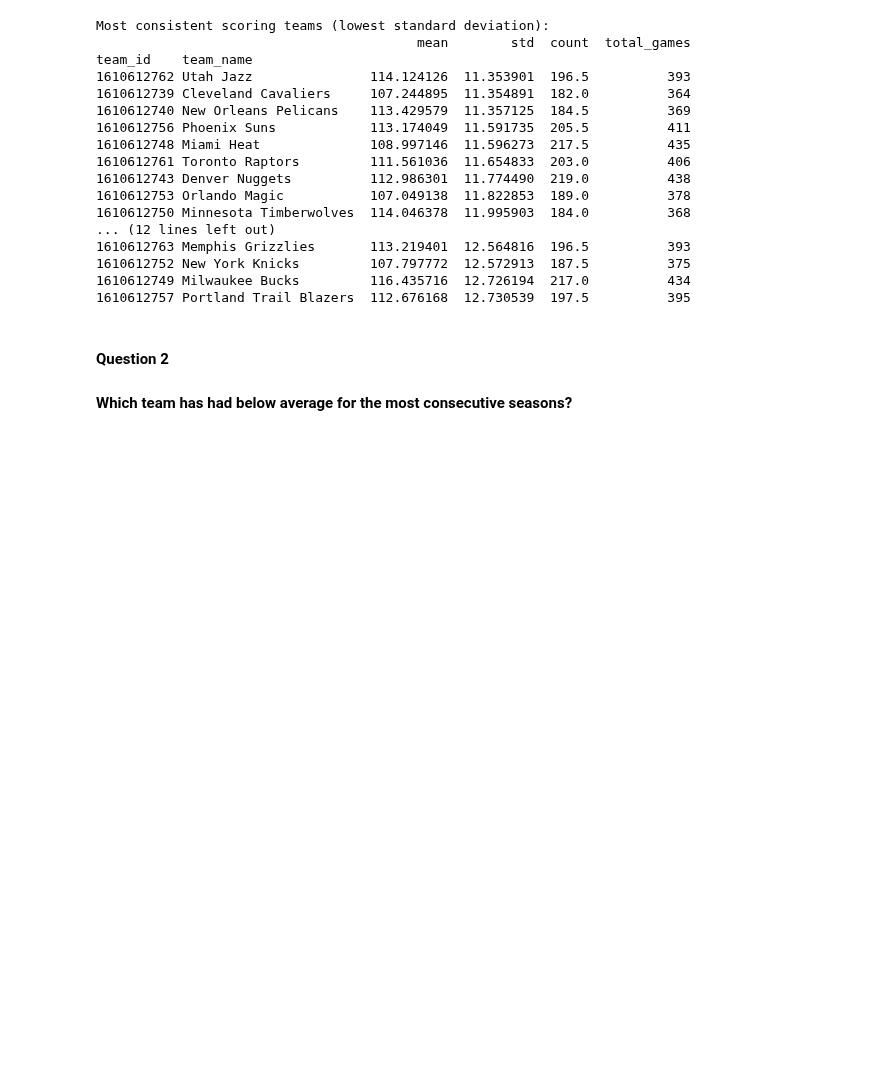
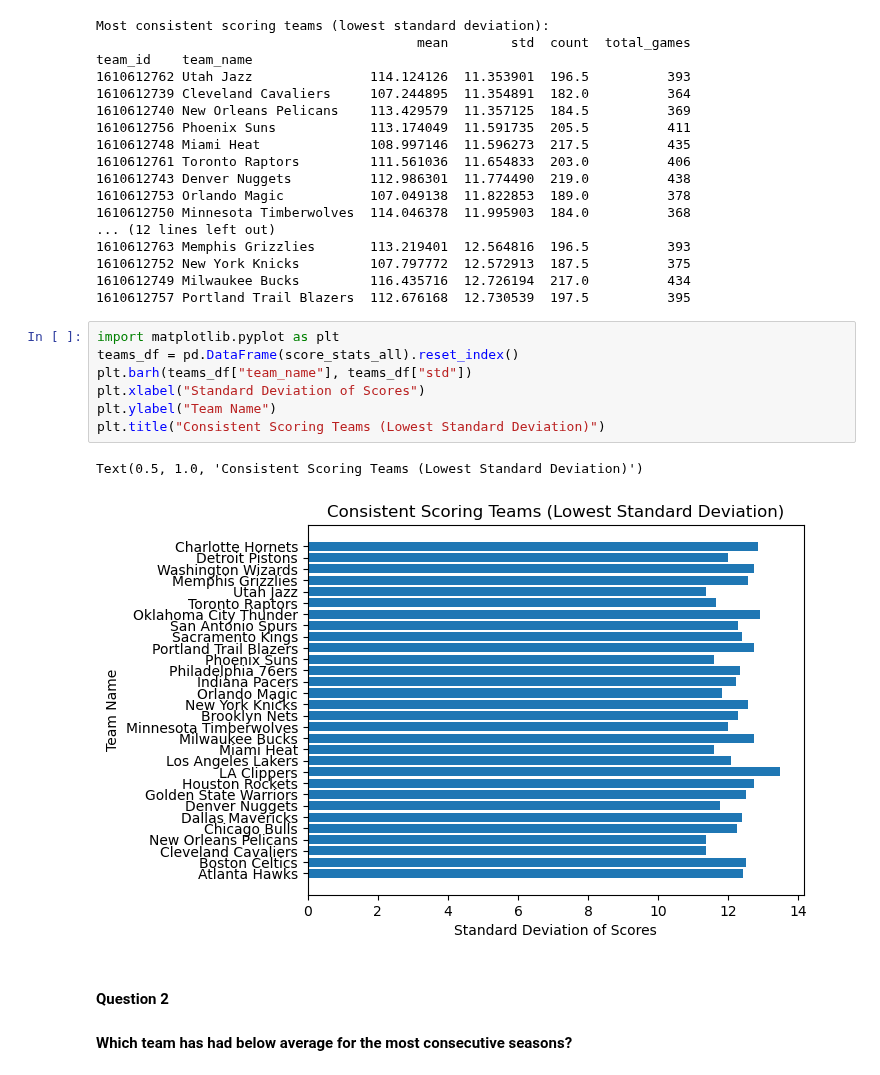
Before and after one commit to thezachdrake/UMD-INST627-Fall2024, a Jupyter notebook: online.ipynb, the cells around one changed output. Drawn from its saved outputs; the diff is of its cells as text; blank space fills up the shorter version.

```diff
--- a/online.ipynb
+++ b/online.ipynb
@@ -101,6 +101,16 @@ team_id    team_name
 1610612752 New York Knicks         107.797772  12.572913  187.5          375
 1610612749 Milwaukee Bucks         116.435716  12.726194  217.0          434
 1610612757 Portland Trail Blazers  112.676168  12.730539  197.5          395
+# %%
+import matplotlib.pyplot as plt
+teams_df = pd.DataFrame(score_stats_all).reset_index()
+plt.barh(teams_df["team_name"], teams_df["std"])
+plt.xlabel("Standard Deviation of Scores")
+plt.ylabel("Team Name")
+plt.title("Consistent Scoring Teams (Lowest Standard Deviation)")
+# %% [output]
+Text(0.5, 1.0, 'Consistent Scoring Teams (Lowest Standard Deviation)')
+[figure, added]
 # %% [markdown]
 #### Question 2
 #### Which team has had below average for the most consecutive seasons?
```
Also changed, not shown: parts of 5 cells of this notebook.
